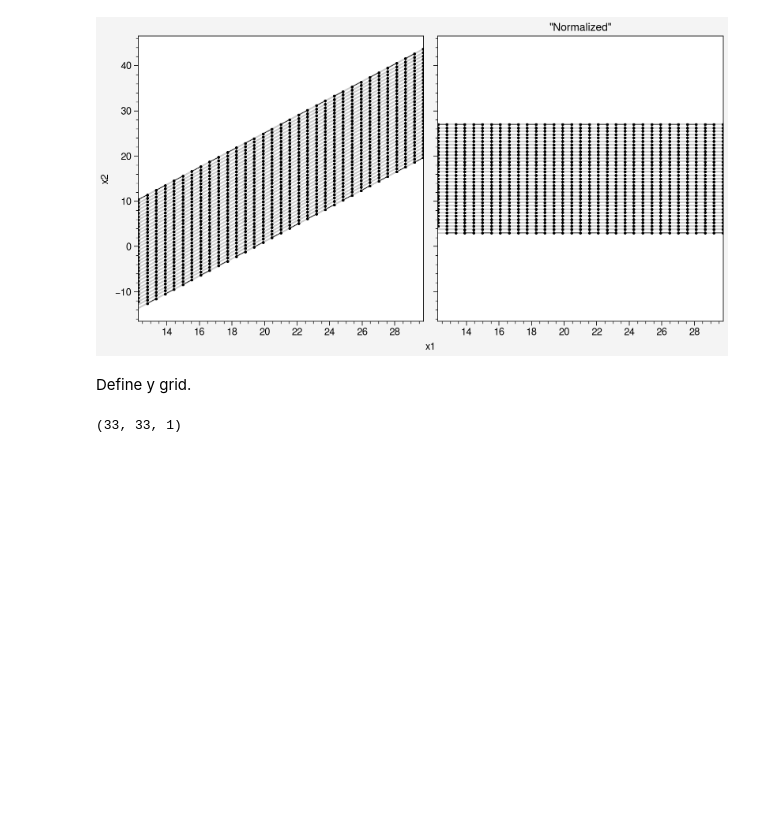
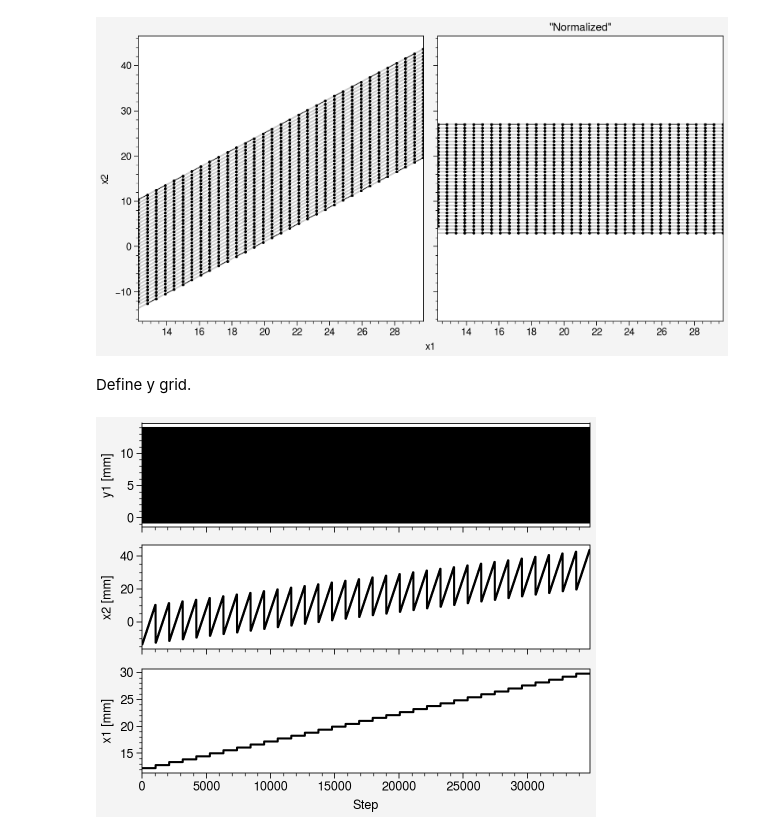
Before and after one commit to austin-hoover/analysis-sns-btf, a Jupyter notebook: scan-xxpy-image-ypdE/scan-xxpy-image-ypdE_step1.ipynb, the cells around one changed output. Cells and saved outputs as stored; diff of their text form; code cells hidden in the pictures; blank space fills up the shorter version.

Commit message:
Step 1 seems to be working through 5D array creation

```diff
--- a/scan-xxpy-image-ypdE/scan-xxpy-image-ypdE_step1.ipynb
+++ b/scan-xxpy-image-ypdE/scan-xxpy-image-ypdE_step1.ipynb
@@ -586,10 +586,6 @@ Define y grid.
 # %%
 y = data_sc[:, 'y_PositionSync']
 ygrid = np.linspace(np.min(y), np.max(y), npts_y)
-# %%
-GV_X[:, :, np.newaxis].shape
-# %% [output]
-(33, 33, 1)
 # %%
 X = np.repeat(GV_X[:, :, np.newaxis], npts_y, axis=2)
 XP = np.repeat(GV_XP[:, :, np.newaxis], npts_y, axis=2)
@@ -598,12 +594,10 @@ for i in range(len(GV[2])):
     for j in range(len(GV[1])):
         Y[i, j, :] = ygrid
 # %%
-plt.figure(figsize=[20,4])
-plt.plot(Y.ravel(),'.-'); plt.title('y1')
-plt.xlim([0,10000])
-plt.figure(figsize=[20,4])
-plt.plot(X.ravel(),'.-'); plt.title('x1')
-plt.xlim([0,10000])
-plt.figure(figsize=[20,4])
-plt.plot(XP.ravel(),'.-'); plt.title('x2')
-plt.xlim([0,10000])
+fig, axes = pplt.subplots(nrows=3, figsize=(5, 4), spany=False, aligny=True)
+for ax, G, ylabel in zip(axes, [Y, XP, X], ["y1 [mm]", "x2 [mm]", "x1 [mm]"]):
+    ax.plot(G.ravel(), color='black')
+    ax.format(ylabel=ylabel)
+axes.format(xlabel='Step')
+# %% [output]
+[figure, added]
```
Also changed, not shown: parts of 25 cells of this notebook.
